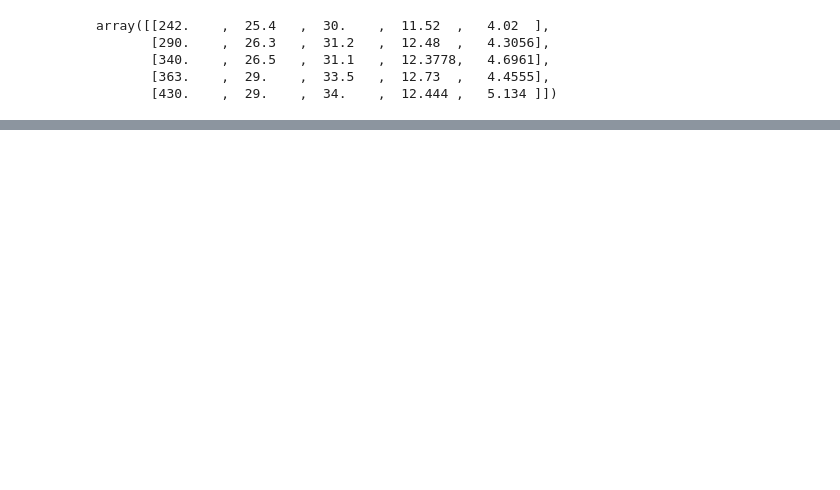
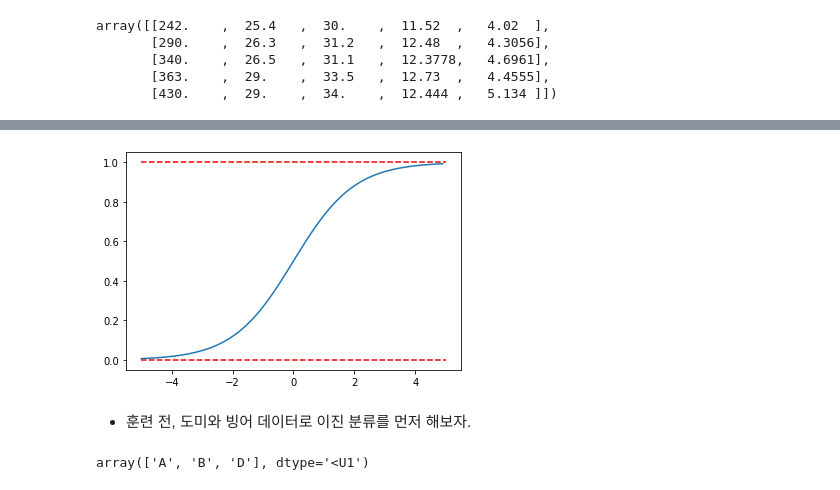
Before and after one commit to Leena-GO/Self-study, a Jupyter notebook: 혼공머신/혼자_공부하는_머신러닝_+_딥러닝_04_다양한_분류_알고리즘_1.ipynb, the cells around one changed output, grey strips where cells are left out. Saved outputs shown, nothing was run; the diff lists cells and outputs as text; code cells hidden in the pictures; blank space fills up the shorter version.

```diff
--- a/혼공머신/혼자_공부하는_머신러닝_+_딥러닝_04_다양한_분류_알고리즘_1.ipynb
+++ b/혼공머신/혼자_공부하는_머신러닝_+_딥러닝_04_다양한_분류_알고리즘_1.ipynb
@@ -58,0 +168,20 @@ test_scaled = ss.transform(test_input)
+# %%
+#numpy를 이용하여 시그모이드 그래프 그리기
+import matplotlib.pyplot as plt
+
+z = np.arange(-5, 5, 0.1)
+phi = 1/(1+np.exp(-z))
+plt.plot([-5, 5], [1,1], 'r--')
+plt.plot([-5, 5], [0,0], 'r--')
+
+plt.plot(z, phi)
+plt.show()
+# %% [output]
+[figure, added]
+# %% [markdown]
+- 훈련 전, 도미와 빙어 데이터로 이진 분류를 먼저 해보자.
+# %%
+chart = np.array(['A','B','C','D','E'])
+chart[[True, True, False, True, False]] #True인 값만 전달
+# %% [output]
+array(['A', 'B', 'D'], dtype='<U1')
```
Also changed, not shown: parts of 28 cells of this notebook.
